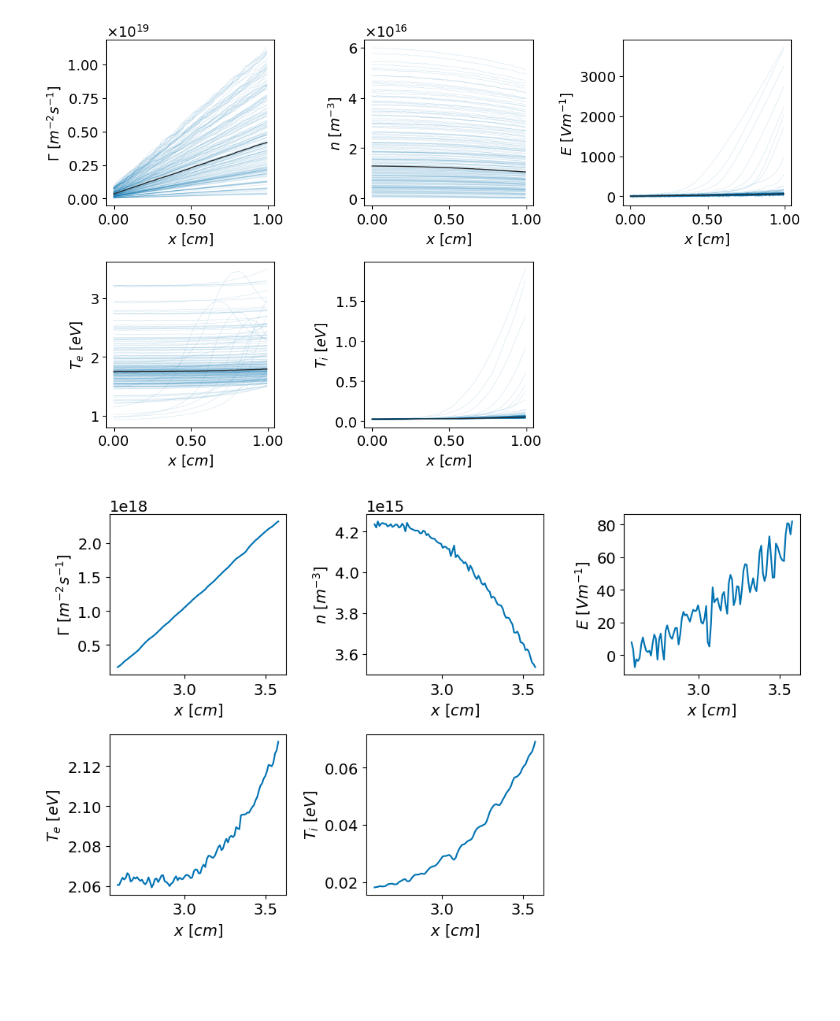
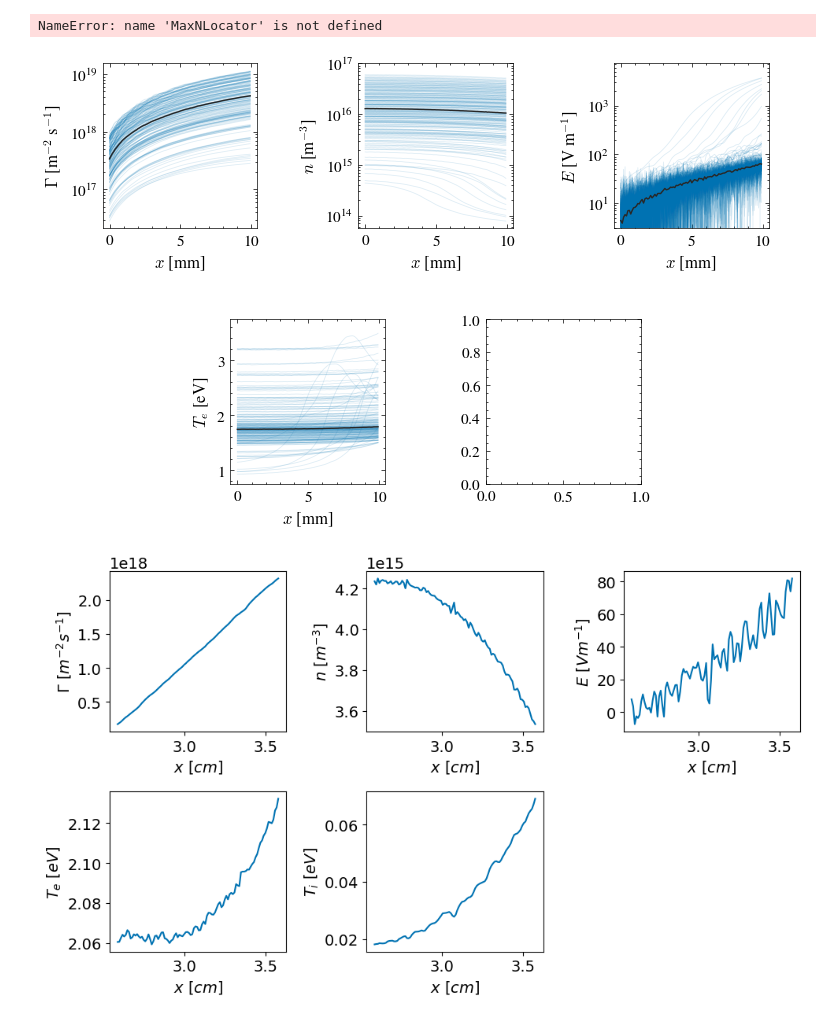
Before and after one commit to ssarwar/Pareto-Optimal-Sparse-Symbolic-Closures-in-LTPS, a Jupyter notebook: src/nondimensionalizing_profiles.ipynb, the cells around one changed output. Saved outputs shown, nothing was run; the diff lists cells and outputs as text; code cells hidden in the pictures; blank space fills up the shorter version.

Commit message:
Clean up plasma property plots

```diff
--- a/src/nondimensionalizing_profiles.ipynb
+++ b/src/nondimensionalizing_profiles.ipynb
@@ -1,7 +1,9 @@
 # %%
 import numpy as np
 import os
+import scienceplots
 import matplotlib.pyplot as plt
+import matplotlib.gridspec as gridspec
 import warnings
 from scipy.interpolate import UnivariateSpline
 from scipy.ndimage import gaussian_filter1d
@@ -12,8 +14,8 @@ plt.rcParams.update({
     "font.size":14})
 
 warnings.filterwarnings("ignore", message=".*Attempting to set identical low and high xlims.*")
-unitnames = ['$\\Gamma$ [$m^{-2} s^{-1}$]', '$n$ $[m^{-3}]$',
-         '$E$ $[Vm^{-1}]$', '$T_e$ $[eV]$', '$T_i$ $[eV]$']
+unitnames = ['$\\Gamma$ [m$^{-2}$ s$^{-1}$]', '$n$ [m$^{-3}$]',
+         '$E$ [V m$^{-1}$]', '$T_e$ [eV]', '$T_i$ [eV]']
 names = ['$\\Gamma_i$', '$n$',
           'E', '$T_e$', '$T_i$']
 dnames = ['$\\Gamma_i$', '$n$', '$E$', '$T_e$', '$T_i$',
@@ -114,38 +116,78 @@ def select_yscale(y2d):
 
     return "linear", None
 # %%
-fig, axes = plt.subplots(
-    nrows, ncols,
-    figsize=(3.25 * ncols + 1.0, 3.25 * nrows),
-    tight_layout=True
+scales = ["log", "log", "log", "linear", "log"]
+ylower = [None, None, 3e0, 0.75, 1e-2]
+yupper = [None, 1e17, None, 3.75, None]
+
+plt.style.use(['science', 'nature', 'no-latex'])
+ticksfont = 11
+axessize = 12
+plt.rcParams.update({"axes.labelsize":axessize, "xtick.labelsize":ticksfont, "ytick.labelsize":ticksfont})
+
+fig = plt.figure(figsize=(7.4, 5.1), constrained_layout=False)
+
+# 6 columns lets the top panels each span 2 columns,
+# while the bottom panels shifted right by 1 column.
+gs = fig.add_gridspec(
+    nrows=2,
+    ncols=6,
+    wspace=3.75,   # horizontal spacing between panels
+    hspace=0.55,   # vertical spacing between rows
 )
-axes = np.atleast_1d(axes).ravel()
 
-for ax, arr, label in zip(axes, profile_i, unitnames):
+axes = [
+    fig.add_subplot(gs[0, 0:2]),  # Γ
+    fig.add_subplot(gs[0, 2:4]),  # n
+    fig.add_subplot(gs[0, 4:6]),  # E
+    fig.add_subplot(gs[1, 1:3]),  # Te, centered bottom left
+    fig.add_subplot(gs[1, 3:5]),  # Ti, centered bottom right
+]
+
+fig.subplots_adjust(
+    left=0.085,
+    right=0.985,
+    bottom=0.105,
+    top=0.93,
+)
+
+for ax, arr, label, scale, ylow, yhigh in zip(axes, profile_i, unitnames, scales, ylower, yupper):
     y = arr[:, ba:bb]
 
     q10, q25, q50, q75, q90 = np.percentile(y, [5, 25, 50, 75, 95], axis=0)
 
     for i in range(y.shape[0]):
-        ax.plot(plotting_cm, y[i, :], color="#0072B2", alpha=0.125, linewidth=0.6)
+        ax.plot(plotting_cm*10, y[i, :], color="#0072B2", alpha=0.125, linewidth=0.6)
 
     # median curve
-    ax.plot(plotting_cm, q50, color="#282828FF", linewidth=1, label="median")
+    ax.plot(plotting_cm*10, q50, color="#282828FF", linewidth=1, label="median")
 
     ax.set_ylabel(label)
-    ax.set_xlabel('$x$ [$cm$]')
-    # ax.grid(True, alpha=0.25)
+    ax.set_xlabel('$x$ [mm]')
 
-    ax.ticklabel_format(axis="y", style="sci", scilimits=(-2, 2))
-    ax.yaxis.set_major_formatter(mtick.ScalarFormatter(useMathText=True))
-    ax.xaxis.set_major_formatter(mtick.FormatStrFormatter("%.2f"))
+    ax.set_yscale(scale)
+
+    if ylow is not None:
+        ax.set_ylim(bottom=ylow)
+    if yhigh is not None:
+        ax.set_ylim(top=yhigh)
+
+    if scale == "linear":
+        ax.yaxis.set_major_locator(plt.MaxNLocator(integer=True))
+        #ax.ticklabel_format(axis="y", style="sci", scilimits=(-2, 2))
+
+    #ax.yaxis.set_major_formatter(mtick.ScalarFormatter(useMathText=True))
+    #ax.xaxis.set_major_formatter(mtick.FormatStrFormatter("%.1f"))
+    ax.minorticks_on()
+    #ax.tick_params(axis="both", which="both", direction="in", top=True, right=True)
 
 for j in range(len(unitnames), len(axes)):
     axes[j].axis("off")
 
 fig.savefig(f"all_raw_profiles.svg")
 # %% [output]
+NameError: name 'MaxNLocator' is not defined
-[figure, old version]
+[figure, new version]
 # %%
 fig, axes = plt.subplots(nrows, ncols, figsize=(3 * ncols + 1, 3 * nrows), tight_layout=True)
 axes = np.atleast_1d(axes).ravel()
```
